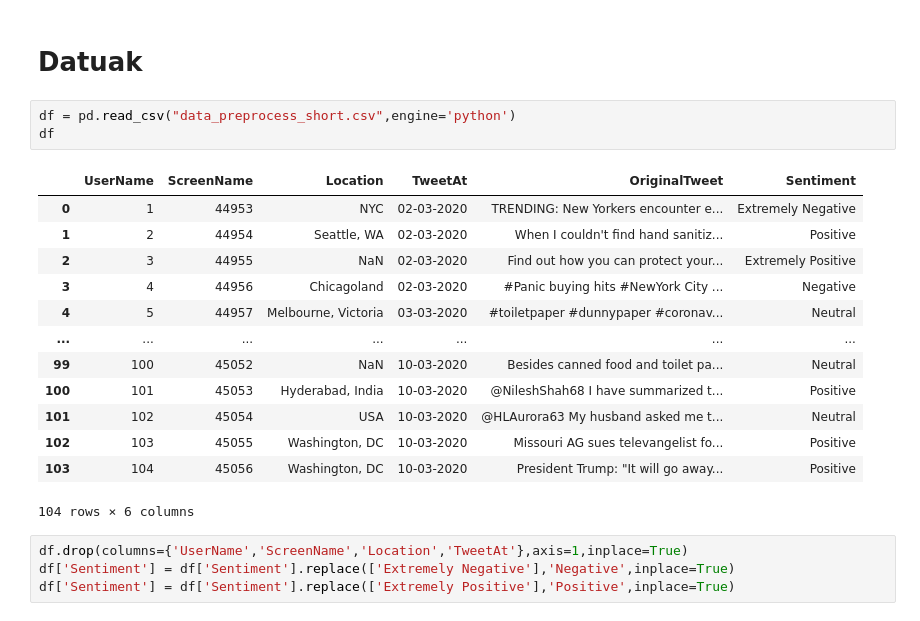
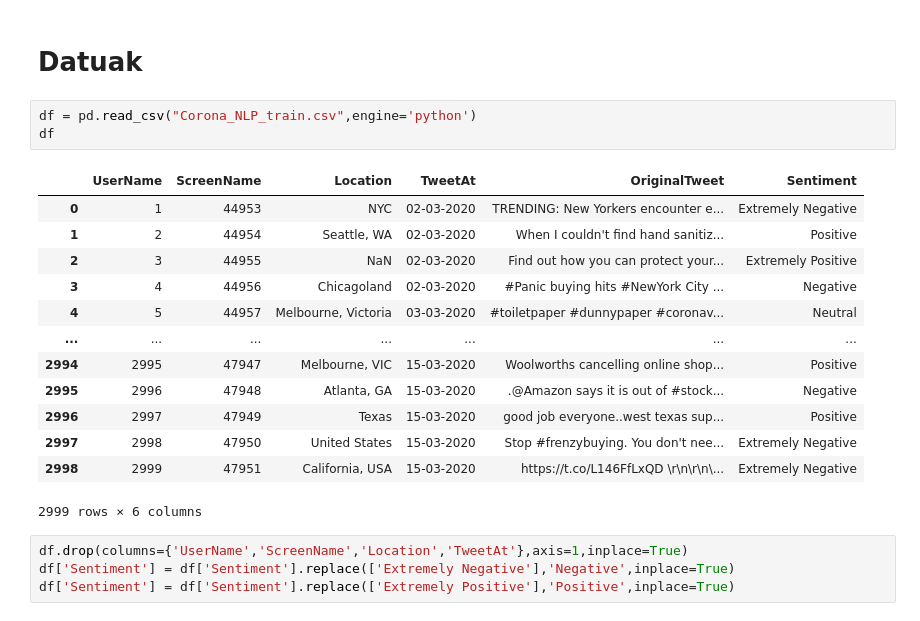
Before and after one commit to Kerman-Sanjuan/Covid-19-Tweet-Sentiment-Analysis, a Jupyter notebook: Proiektua.ipynb, the cells around one changed output. Saved outputs shown, nothing was run; the diff lists cells and outputs as text.

```diff
--- a/Proiektua.ipynb
+++ b/Proiektua.ipynb
@@ -33,22 +33,22 @@ import nltk
 # %% [markdown]
 # Datuak <a name="datuak"></a>
 # %%
-df = pd.read_csv("data_preprocess_short.csv",engine='python')
+df = pd.read_csv("Corona_NLP_train.csv",engine='python')
 df
 # %% [output]
 |  | UserName | ScreenName | Location | TweetAt | OriginalTweet | Sentiment |
 | 0 | 1 | 44953 | NYC | 02-03-2020 | TRENDING: New Yorkers encounter e... | Extremely Negative |
 | 1 | 2 | 44954 | Seattle, WA | 02-03-2020 | When I couldn't find hand sanitiz... | Positive |
 | 2 | 3 | 44955 | NaN | 02-03-2020 | Find out how you can protect your... | Extremely Positive |
 | 3 | 4 | 44956 | Chicagoland | 02-03-2020 | #Panic buying hits #NewYork City ... | Negative |
 | 4 | 5 | 44957 | Melbourne, Victoria | 03-03-2020 | #toiletpaper #dunnypaper #coronav... | Neutral |
 | ... | ... | ... | ... | ... | ... | ... |
-| 99 | 100 | 45052 | NaN | 10-03-2020 | Besides canned food and toilet pa... | Neutral |
-| 100 | 101 | 45053 | Hyderabad, India | 10-03-2020 | @NileshShah68 I have summarized t... | Positive |
-| 101 | 102 | 45054 | USA | 10-03-2020 | @HLAurora63 My husband asked me t... | Neutral |
-| 102 | 103 | 45055 | Washington, DC | 10-03-2020 | Missouri AG sues televangelist fo... | Positive |
-| 103 | 104 | 45056 | Washington, DC | 10-03-2020 | President Trump: "It will go away... | Positive |
+| 2994 | 2995 | 47947 | Melbourne, VIC | 15-03-2020 | Woolworths cancelling online shop... | Positive |
+| 2995 | 2996 | 47948 | Atlanta, GA | 15-03-2020 | .@Amazon says it is out of #stock... | Negative |
+| 2996 | 2997 | 47949 | Texas | 15-03-2020 | good job everyone..west texas sup... | Positive |
+| 2997 | 2998 | 47950 | United States | 15-03-2020 | Stop #frenzybuying. You don't nee... | Extremely Negative |
+| 2998 | 2999 | 47951 | California, USA | 15-03-2020 | https://t.co/L146FfLxQD \r\n\r\n\... | Extremely Negative |
-104 rows × 6 columns
+2999 rows × 6 columns
 # %%
 df.drop(columns={'UserName','ScreenName','Location','TweetAt'},axis=1,inplace=True)
 df['Sentiment'] = df['Sentiment'].replace(['Extremely Negative'],'Negative',inplace=True)
```
Also changed, not shown: parts of 5 cells of this notebook, 10 other files.
